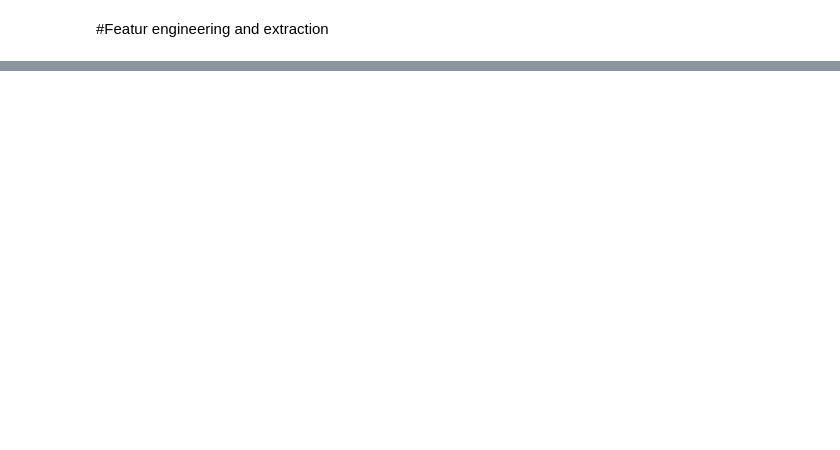
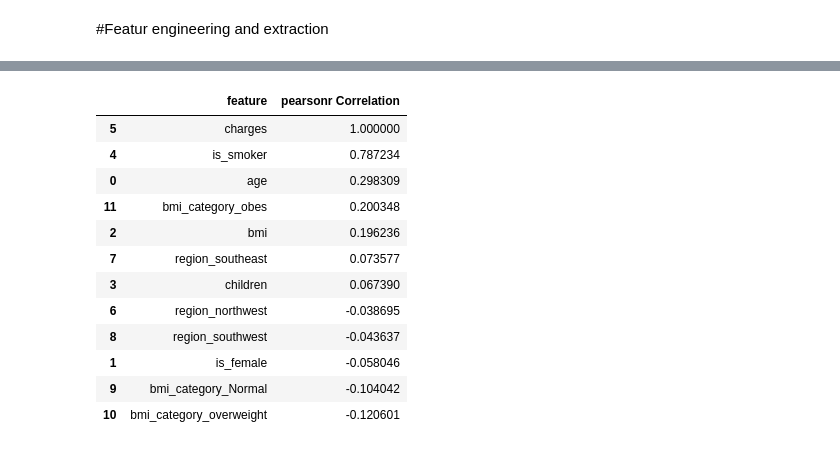
Before and after one commit to Vishal10899/ML-journey, a Jupyter notebook: ML-understanding/Class-1.ipynb, the cells around one changed output, grey strips where cells are left out. Saved outputs shown, nothing was run; the diff lists cells and outputs as text; code cells hidden in the pictures; blank space fills up the shorter version.

```diff
--- a/ML-understanding/Class-1.ipynb
+++ b/ML-understanding/Class-1.ipynb
@@ -114,2 +297,27 @@ df_clean
 # %%
-form Scipy.state
+from scipy.stats import pearsonr
+select_features =['age', 'is_female', 'bmi', 'children', 'is_smoker', 'charges',
+       'region_northwest', 'region_southeast', 'region_southwest',
+       'bmi_category_Normal', 'bmi_category_overweight', 'bmi_category_obes']
+
+correlation ={
+    feature: pearsonr(df_clean [feature], df_clean ['charges'])[0]
+    for feature in select_features
+
+}
+correlation_df = pd.DataFrame(list(correlation.items()), columns=['feature', 'pearsonr Correlation'])
+correlation_df.sort_values(by='pearsonr Correlation', ascending= False)
+# %% [output]
+|  | feature | pearsonr Correlation |
+| 5 | charges | 1.000000 |
+| 4 | is_smoker | 0.787234 |
+| 0 | age | 0.298309 |
+| 11 | bmi_category_obes | 0.200348 |
+| 2 | bmi | 0.196236 |
+| 7 | region_southeast | 0.073577 |
+| 3 | children | 0.067390 |
+| 6 | region_northwest | -0.038695 |
+| 8 | region_southwest | -0.043637 |
+| 1 | is_female | -0.058046 |
+| 9 | bmi_category_Normal | -0.104042 |
+| 10 | bmi_category_overweight | -0.120601 |
```
Also changed, not shown: parts of 36 cells of this notebook, 3 other files.
